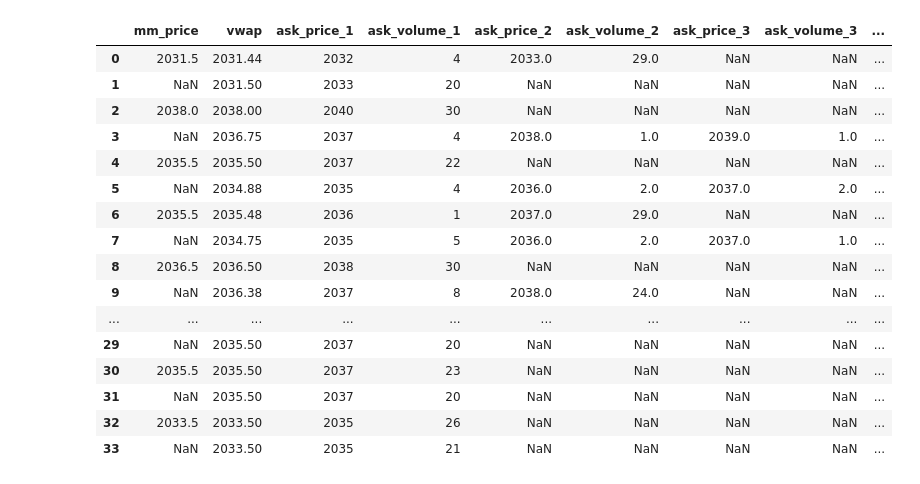
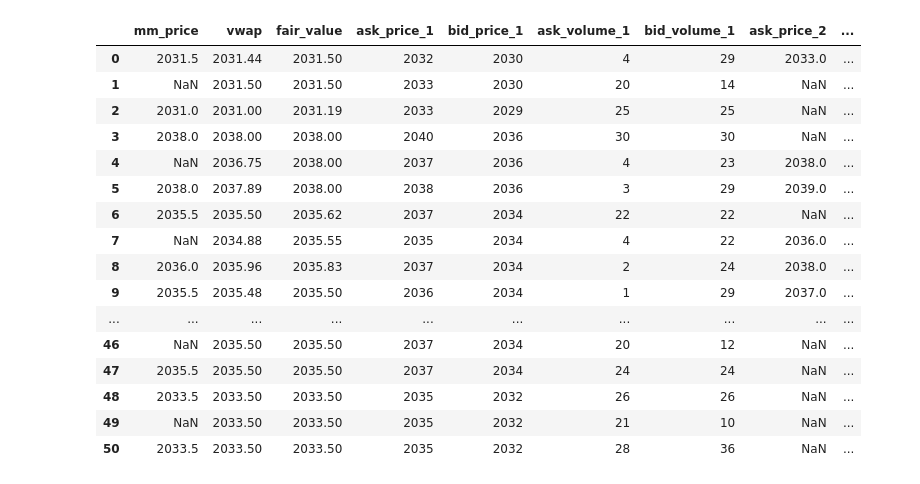
Before and after one commit to ashokolarov/prosperity3, a Jupyter notebook: development/round1/kelp_predict.ipynb, the cells around one changed output. Cells and saved outputs as stored; diff of their text form; code cells hidden in the pictures.

```diff
--- a/development/round1/kelp_predict.ipynb
+++ b/development/round1/kelp_predict.ipynb
@@ -16,6 +28,6 @@ kelp = products_data["KELP"]
 # %%
 mm_price = kelp["mm_price"]
-mm_spread = kelp["mm_spread"]
+fair = kelp["fair_value"]
 vwap = kelp["vwap"]
 
 nan_indices = mm_spread[mm_spread.isna()].index
@@ -23,32 +35,35 @@ indices_of_interest = []
 for index in nan_indices:
     indices_of_interest.append(index - 1)
     indices_of_interest.append(index)
+    indices_of_interest.append(index + 1)
 
 mm_price_interest = mm_price.loc[indices_of_interest].values
 vwap_interest = vwap.loc[indices_of_interest].values
+fair_interest = fair.loc[indices_of_interest].values
 # %%
 times = kelp["timestamp"].loc[indices_of_interest]
 activity = activities[activities["timestamp"].isin(times)]
 activity = activity[activity["product"] == "KELP"].reset_index()
 activity["mm_price"] = mm_price_interest
 activity["vwap"] = vwap_interest
+activity["fair_value"] = fair_interest
 # %%
-activity[["mm_price", "vwap", "ask_price_1", "ask_volume_1", "ask_price_2", "ask_volume_2", "ask_price_3", "ask_volume_3", "bid_price_1", "bid_volume_1", "bid_price_2", "bid_volume_2", "bid_price_3", "bid_volume_3"]]
+activity[["mm_price", "vwap", "fair_value", "ask_price_1", "bid_price_1", "ask_volume_1", "bid_volume_1", "ask_price_2", "ask_volume_2", "ask_price_3", "ask_volume_3",   "bid_price_2", "bid_volume_2", "bid_price_3", "bid_volume_3"]]
 # %% [output]
-|  | mm_price | vwap | ask_price_1 | ask_volume_1 | ask_price_2 | ask_volume_2 | ask_price_3 | ask_volume_3 | ... |
-| 0 | 2031.5 | 2031.44 | 2032 | 4 | 2033.0 | 29.0 | NaN | NaN | ... |
-| 1 | NaN | 2031.50 | 2033 | 20 | NaN | NaN | NaN | NaN | ... |
-| 2 | 2038.0 | 2038.00 | 2040 | 30 | NaN | NaN | NaN | NaN | ... |
-| 3 | NaN | 2036.75 | 2037 | 4 | 2038.0 | 1.0 | 2039.0 | 1.0 | ... |
-| 4 | 2035.5 | 2035.50 | 2037 | 22 | NaN | NaN | NaN | NaN | ... |
-| 5 | NaN | 2034.88 | 2035 | 4 | 2036.0 | 2.0 | 2037.0 | 2.0 | ... |
-| 6 | 2035.5 | 2035.48 | 2036 | 1 | 2037.0 | 29.0 | NaN | NaN | ... |
-| 7 | NaN | 2034.75 | 2035 | 5 | 2036.0 | 2.0 | 2037.0 | 1.0 | ... |
-| 8 | 2036.5 | 2036.50 | 2038 | 30 | NaN | NaN | NaN | NaN | ... |
-| 9 | NaN | 2036.38 | 2037 | 8 | 2038.0 | 24.0 | NaN | NaN | ... |
+|  | mm_price | vwap | fair_value | ask_price_1 | bid_price_1 | ask_volume_1 | bid_volume_1 | ask_price_2 | ... |
+| 0 | 2031.5 | 2031.44 | 2031.50 | 2032 | 2030 | 4 | 29 | 2033.0 | ... |
+| 1 | NaN | 2031.50 | 2031.50 | 2033 | 2030 | 20 | 14 | NaN | ... |
+| 2 | 2031.0 | 2031.00 | 2031.19 | 2033 | 2029 | 25 | 25 | NaN | ... |
+| 3 | 2038.0 | 2038.00 | 2038.00 | 2040 | 2036 | 30 | 30 | NaN | ... |
+| 4 | NaN | 2036.75 | 2038.00 | 2037 | 2036 | 4 | 23 | 2038.0 | ... |
+| 5 | 2038.0 | 2037.89 | 2038.00 | 2038 | 2036 | 3 | 29 | 2039.0 | ... |
+| 6 | 2035.5 | 2035.50 | 2035.62 | 2037 | 2034 | 22 | 22 | NaN | ... |
+| 7 | NaN | 2034.88 | 2035.55 | 2035 | 2034 | 4 | 22 | 2036.0 | ... |
+| 8 | 2036.0 | 2035.96 | 2035.83 | 2037 | 2034 | 2 | 24 | 2038.0 | ... |
+| 9 | 2035.5 | 2035.48 | 2035.50 | 2036 | 2034 | 1 | 29 | 2037.0 | ... |
 | ... | ... | ... | ... | ... | ... | ... | ... | ... | ... |
-| 29 | NaN | 2035.50 | 2037 | 20 | NaN | NaN | NaN | NaN | ... |
-| 30 | 2035.5 | 2035.50 | 2037 | 23 | NaN | NaN | NaN | NaN | ... |
-| 31 | NaN | 2035.50 | 2037 | 20 | NaN | NaN | NaN | NaN | ... |
-| 32 | 2033.5 | 2033.50 | 2035 | 26 | NaN | NaN | NaN | NaN | ... |
-| 33 | NaN | 2033.50 | 2035 | 21 | NaN | NaN | NaN | NaN | ... |
+| 46 | NaN | 2035.50 | 2035.50 | 2037 | 2034 | 20 | 12 | NaN | ... |
+| 47 | 2035.5 | 2035.50 | 2035.50 | 2037 | 2034 | 24 | 24 | NaN | ... |
+| 48 | 2033.5 | 2033.50 | 2033.50 | 2035 | 2032 | 26 | 26 | NaN | ... |
+| 49 | NaN | 2033.50 | 2033.50 | 2035 | 2032 | 21 | 10 | NaN | ... |
+| 50 | 2033.5 | 2033.50 | 2033.50 | 2035 | 2032 | 28 | 36 | NaN | ... |
```
Also changed, not shown: parts of 1 cell of this notebook, 8 other files.
